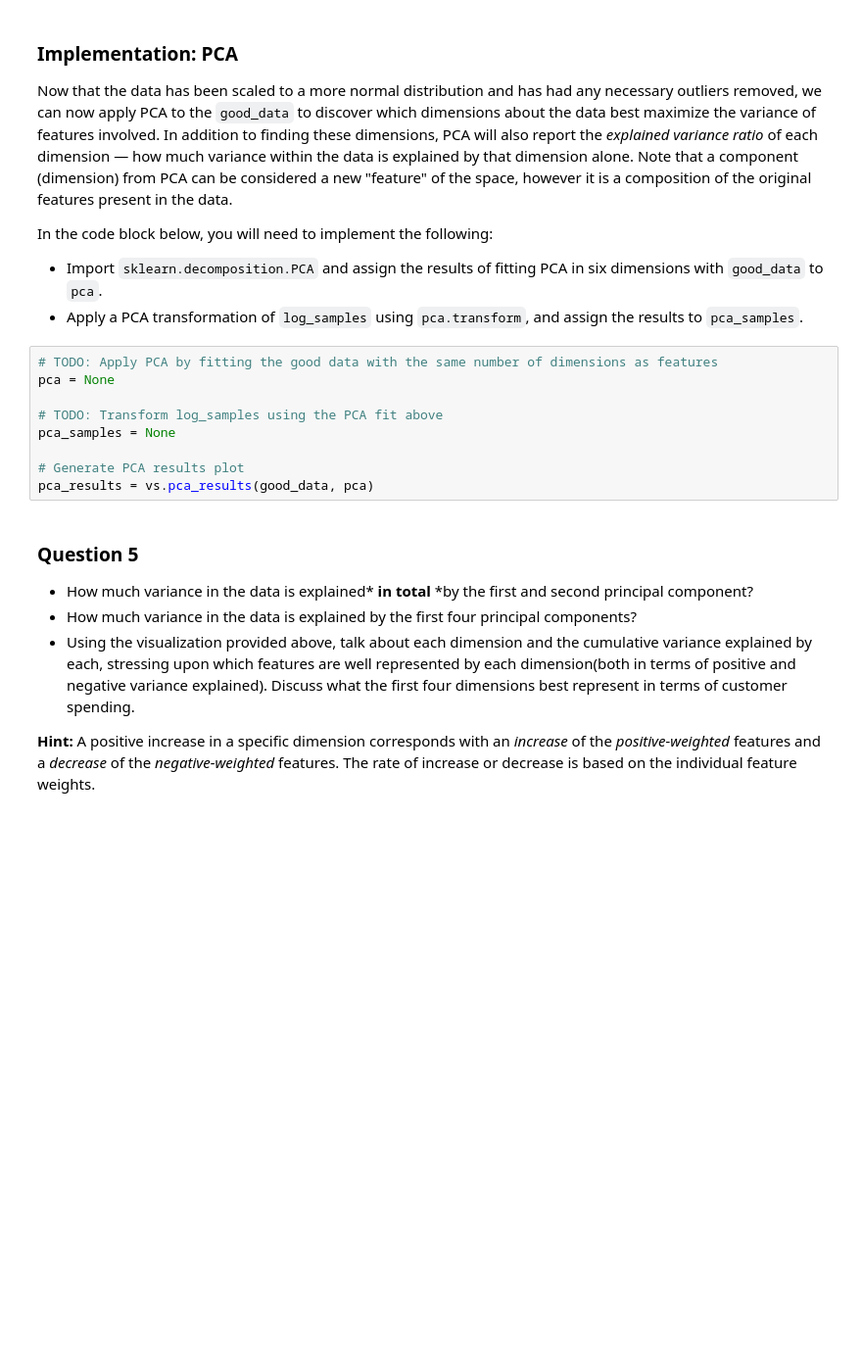
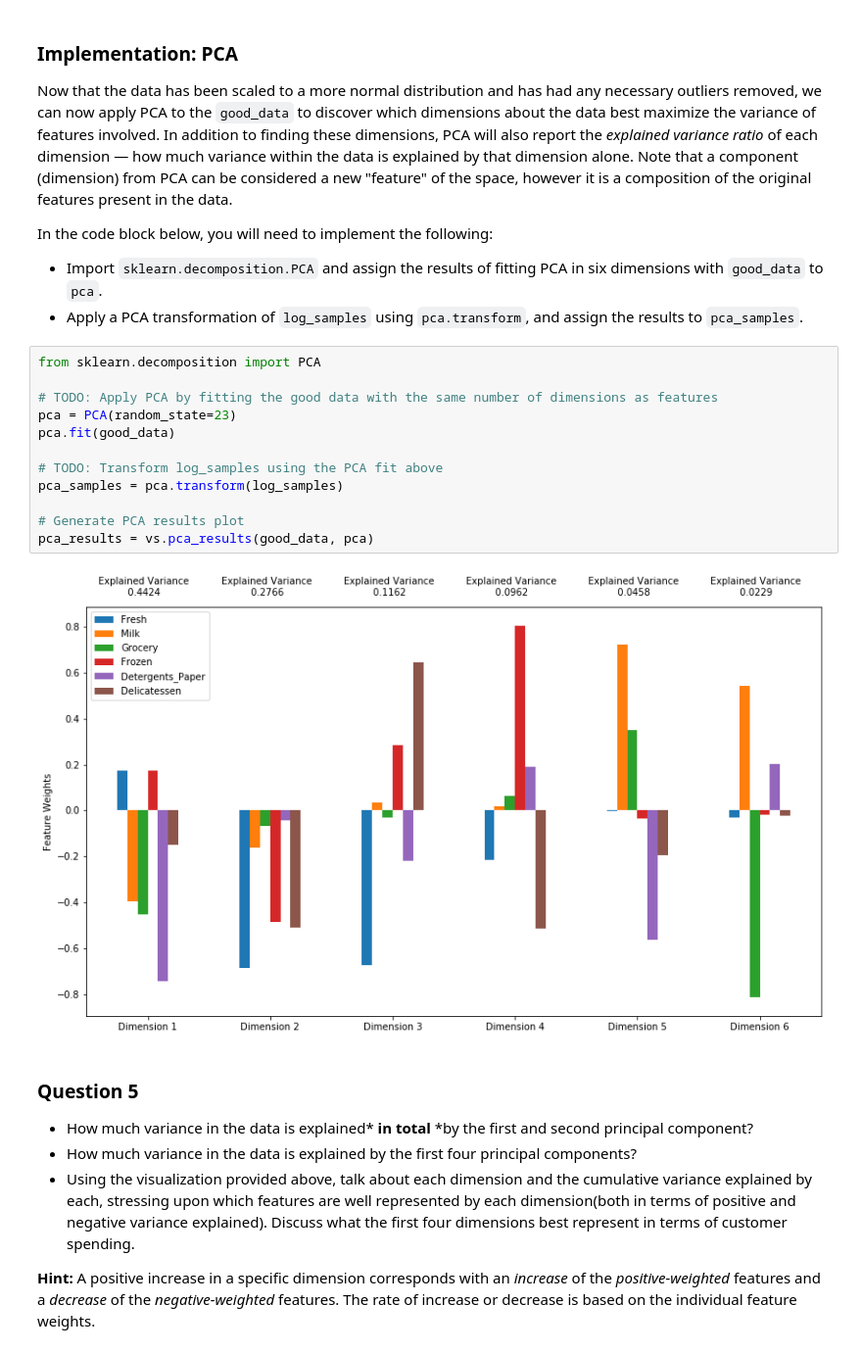
Before and after one commit to mathias-ekstroem/machine-learning, a Jupyter notebook: projects/customer_segments/customer_segments.ipynb, the cells around one changed output. Shown at 98% size. Cells and saved outputs as stored; diff of their text form; blank space fills up the shorter version.

```diff
--- a/projects/customer_segments/customer_segments.ipynb
+++ b/projects/customer_segments/customer_segments.ipynb
@@ -343,14 +345,19 @@ In the code block below, you will need to implement the following:
  - Import `sklearn.decomposition.PCA` and assign the results of fitting PCA in six dimensions with `good_data` to `pca`.
  - Apply a PCA transformation of `log_samples` using `pca.transform`, and assign the results to `pca_samples`.
 # %%
+from sklearn.decomposition import PCA
+
 # TODO: Apply PCA by fitting the good data with the same number of dimensions as features
-pca = None
+pca = PCA(random_state=23)
+pca.fit(good_data)
 
 # TODO: Transform log_samples using the PCA fit above
-pca_samples = None
+pca_samples = pca.transform(log_samples)
 
 # Generate PCA results plot
 pca_results = vs.pca_results(good_data, pca)
+# %% [output]
+[figure, added]
 # %% [markdown]
 ### Question 5
 
```
Also changed, not shown: parts of 12 cells of this notebook.
